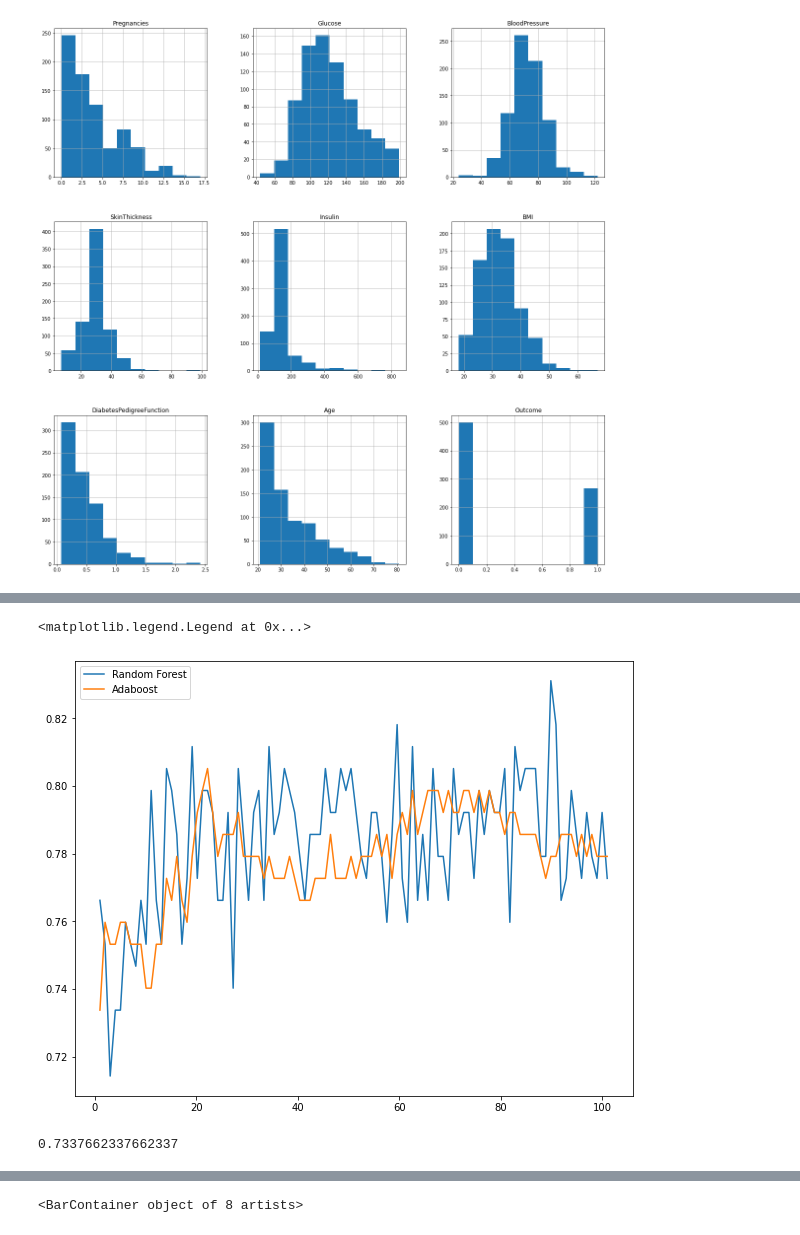
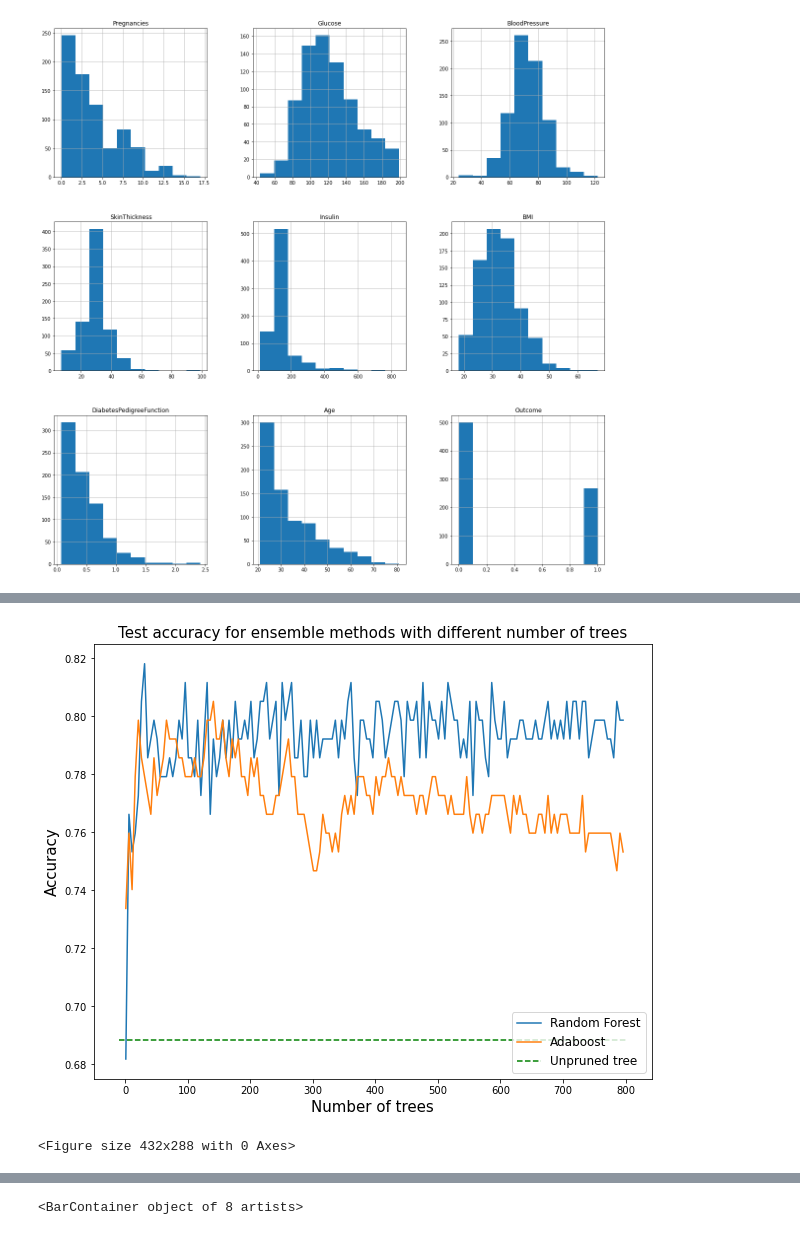
Before and after one commit to matteodales/-FYS-STK4155_Applied_Data_Analysis_and_Machine_Learning, a Jupyter notebook: project3/code/sklearn_analysis.ipynb, the cells around one changed output, grey strips where cells are left out. Drawn from its saved outputs; the diff is of its cells as text; code cells hidden in the pictures.

```diff
--- a/project3/code/sklearn_analysis.ipynb
+++ b/project3/code/sklearn_analysis.ipynb
@@ -140 +149,3 @@ plt.plot(alphas,test_err_dec_tree, label = 'Test accuracy')
+# %%
+unpruned_tree_acc = DecisionTreeClassifier().fit(X_train,y_train).score(X_test,y_test)
 # %%
@@ -166,21 +174,17 @@ for n in ntrees_v:
 # %%
 fig = plt.figure(figsize = (10,8))
 plt.plot(ntrees_v,test_err_rf, label = 'Random Forest')
 plt.plot(ntrees_v,test_err_ab, label = 'Adaboost')
-plt.legend()
-# plt.xtitle()
-# plt.ytitle()
-# plt.title()
-# plt.show()
-# plt.savefig()
+plt.hlines(unpruned_tree_acc,-10,801, colors = 'green', label = 'Unpruned tree',linestyles='dashed')
+plt.legend(fontsize=12)
+plt.xlabel("Number of trees",fontsize=15)
+plt.ylabel("Accuracy",fontsize=15)
+plt.title("Test accuracy for ensemble methods with different number of trees",fontsize=15)
+plt.show()
+#plt.savefig("Test accuracy for ensemble methods with different number of trees.png")
 # %% [output]
+[figure, new version]
-<matplotlib.legend.Legend at 0x...>
+<Figure size 432x288 with 0 Axes>
-[figure, old version]
-# %%
-dec_tree = DecisionTreeClassifier(max_depth=1)
-dec_tree.fit(X_train,y_train).score(X_test,y_test)
-# %% [output]
-0.7337662337662337
 # %%
 n_vars = range(1,9)
 
```
Also changed, not shown: parts of 16 cells of this notebook, 2 other files.
